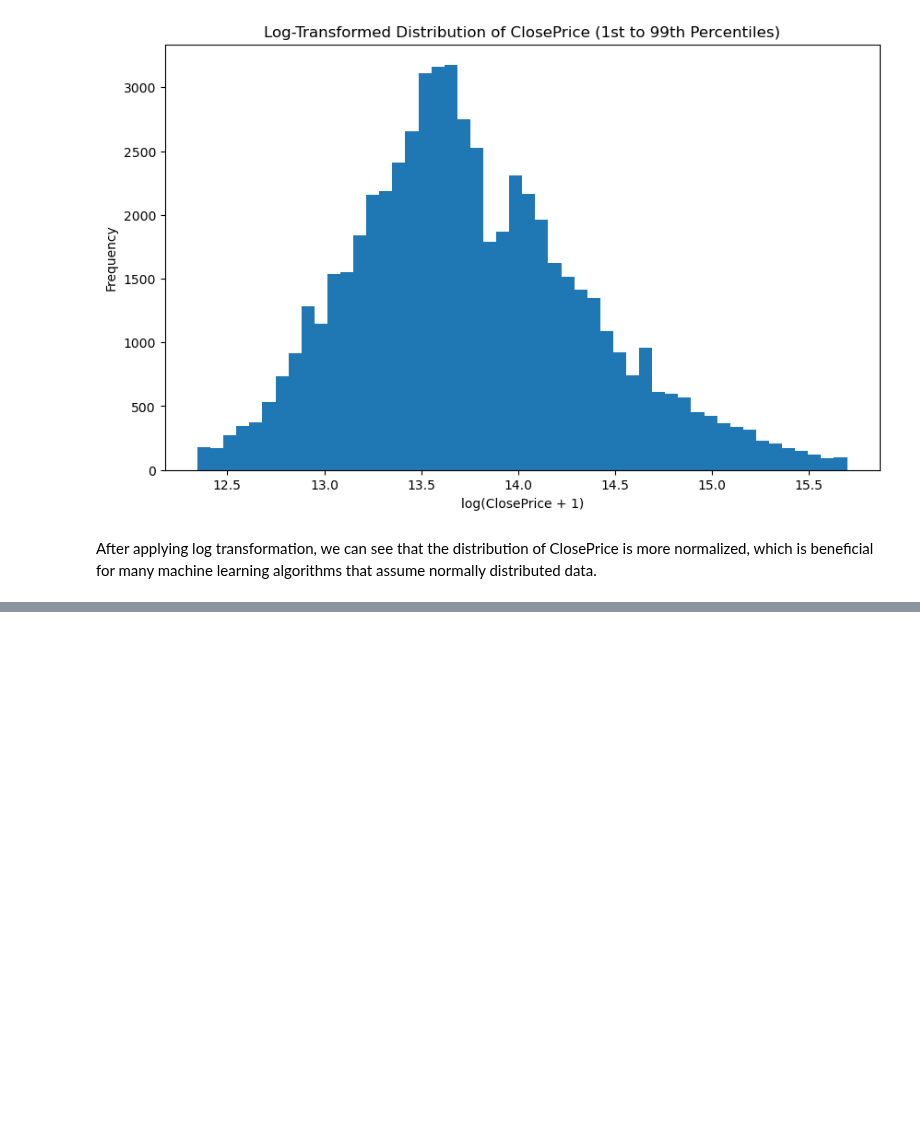
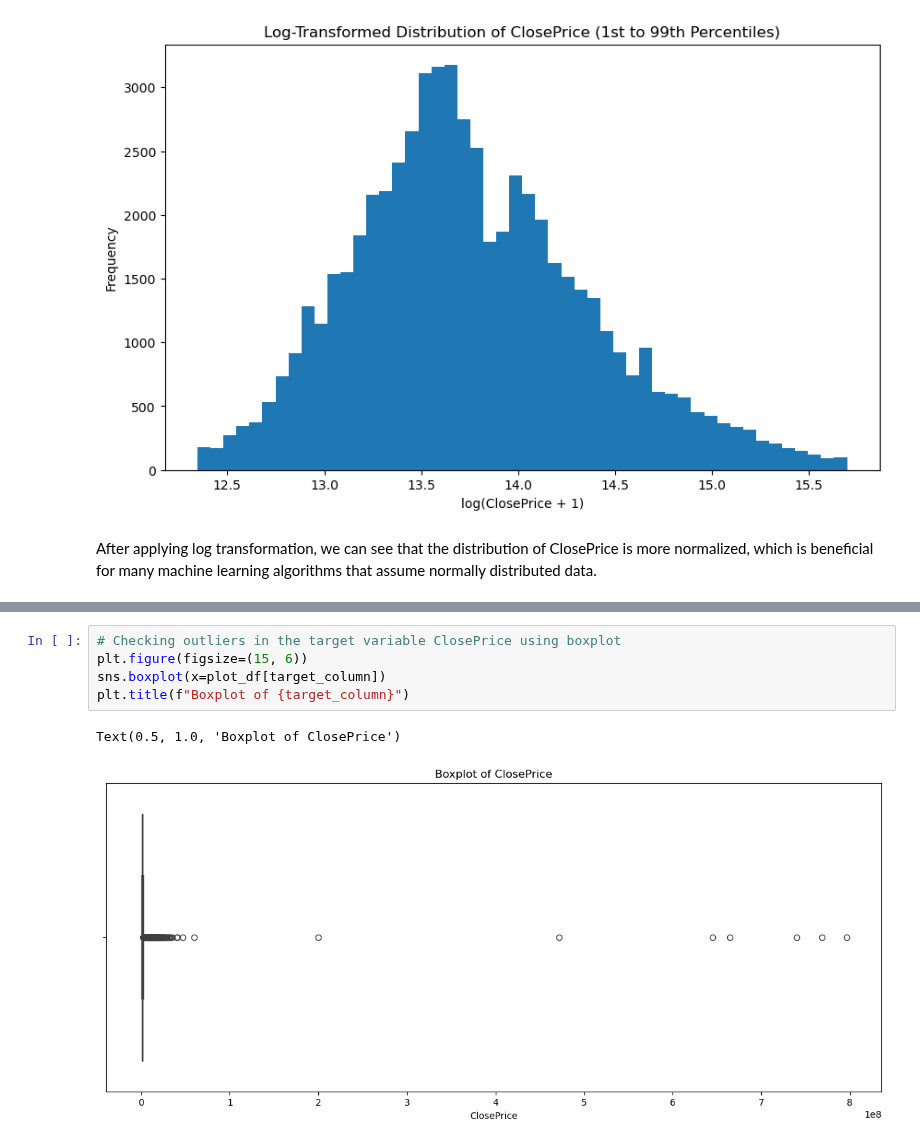
Before and after one commit to dairalmerino/IDX-Exchange-Data-Science, a Jupyter notebook: 01_exploration.ipynb, the cells around one changed output, grey strips where cells are left out. Saved outputs shown, nothing was run; the diff lists cells and outputs as text; blank space fills up the shorter version.

```diff
--- a/01_exploration.ipynb
+++ b/01_exploration.ipynb
@@ -280,0 +240,8 @@ plt.show()
+# %%
+# Checking outliers in the target variable ClosePrice using boxplot
+plt.figure(figsize=(15, 6))
+sns.boxplot(x=plot_df[target_column])
+plt.title(f"Boxplot of {target_column}")
+# %% [output]
+Text(0.5, 1.0, 'Boxplot of ClosePrice')
+[figure, added]
```
Also changed, not shown: parts of 18 cells of this notebook.
